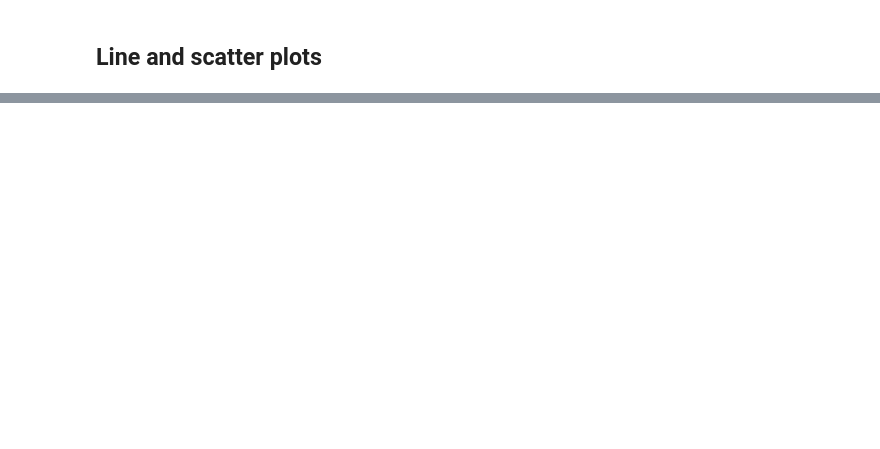
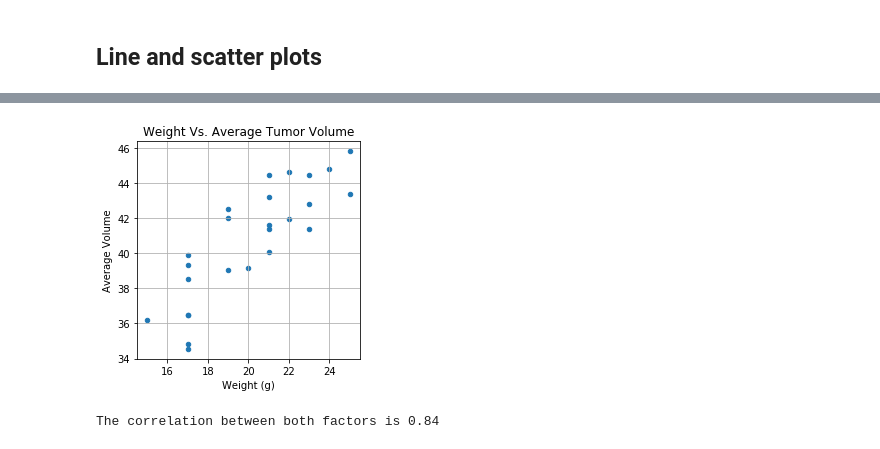
Before and after one commit to nguyenpe17/Matplotlib-The-Power-of-Plots, a Jupyter notebook: pymaceuticals_starter.ipynb, the cells around one changed output, grey strips where cells are left out. Saved outputs shown, nothing was run; the diff lists cells and outputs as text; code cells hidden in the pictures; blank space fills up the shorter version.

```diff
--- a/pymaceuticals_starter.ipynb
+++ b/pymaceuticals_starter.ipynb
@@ -455,0 +477,4 @@ ModuleNotFoundError: No module named 'plot'
+# %%
+# Columns = Mouse ID, Weight (g), Tumor Volum (mm3)
+reduced_df = capomulin_df.loc[:, ["Mouse ID", "Weight (g)", "Tumor Volume (mm3)"]]
+reduced_df.head()
@@ -455,0 +488,5 @@ ModuleNotFoundError: No module named 'plot'
+# %%
+# Average tumor volume for each mouse in the Capomulin regimen
+average_cap = pd.DataFrame(reduced_df.groupby(["Mouse ID", "Weight (g)"])["Tumor Volume (mm3)"].mean()).reset_index()
+average_cap = average_cap.rename(columns={"Tumor Volume (mm3)": "Average Volume"})
+average_cap.head()
@@ -456,2 +500,17 @@ ModuleNotFoundError: No module named 'plot'
+# %%
+# Generate Scatter Plot
+average_cap = average_cap.set_index('Mouse ID')
+average_cap.plot(kind="scatter", x="Weight (g)", y="Average Volume", grid=True, figsize=(4,4),
+              title="Weight Vs. Average Tumor Volume")
+plt.show()
+# %% [output]
+[figure, added]
 # %%
 # Calculate the correlation coefficient and linear regression model for mouse weight and average tumor volume for the Capomulin regimen
+
+mouse_weight = average_cap.iloc[:,0]
+avg_tumor_volume = average_cap.iloc[:,1]
+correlation = st.pearsonr(mouse_weight,avg_tumor_volume)
+print(f"The correlation between both factors is {round(correlation[0],2)}")
+# %% [output]
+The correlation between both factors is 0.84
```
Also changed, not shown: parts of 10 cells of this notebook.
